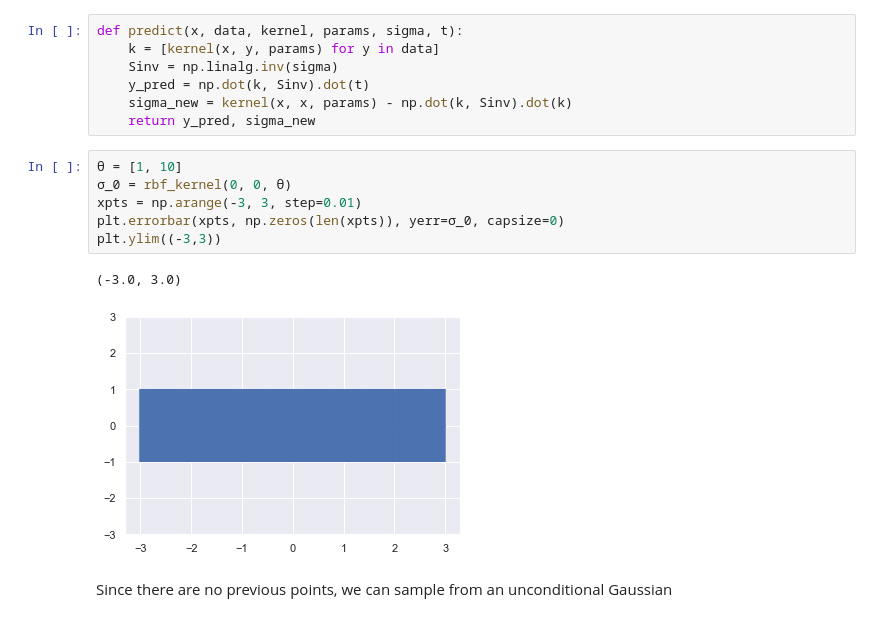
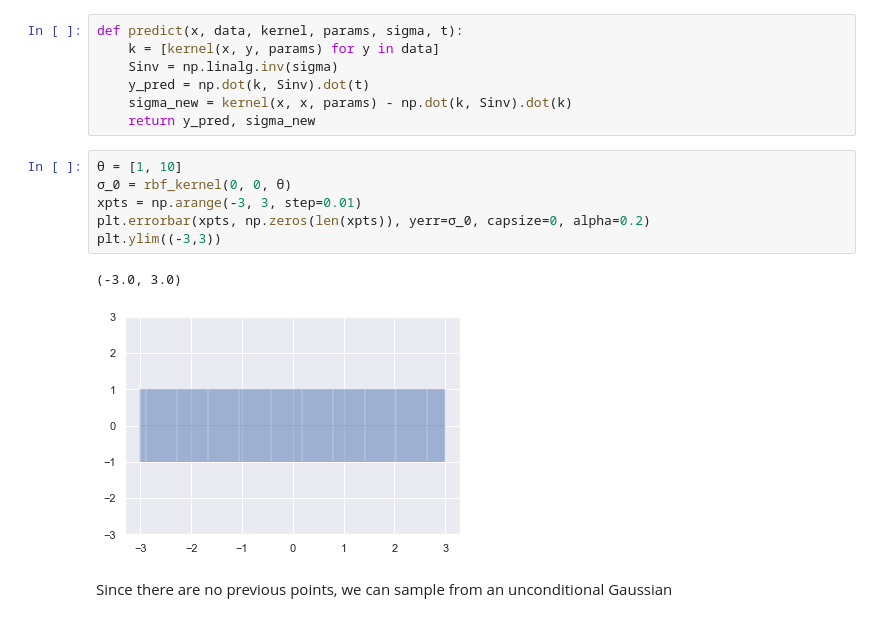
Before and after one commit to TedOiler/phd_kings, a Jupyter notebook: simple_model_implementations/gaussian_proc.ipynb, the cells around one changed output. Cells and saved outputs as stored; diff of their text form.

```diff
--- a/simple_model_implementations/gaussian_proc.ipynb
+++ b/simple_model_implementations/gaussian_proc.ipynb
@@ -29,12 +29,12 @@ def predict(x, data, kernel, params, sigma, t):
 # %%
 θ = [1, 10]
 σ_0 = rbf_kernel(0, 0, θ)
 xpts = np.arange(-3, 3, step=0.01)
-plt.errorbar(xpts, np.zeros(len(xpts)), yerr=σ_0, capsize=0)
+plt.errorbar(xpts, np.zeros(len(xpts)), yerr=σ_0, capsize=0, alpha=0.2)
 plt.ylim((-3,3))
 # %% [output]
 (-3.0, 3.0)
-[figure, old version]
+[figure, new version]
 # %% [markdown]
  Since there are no previous points, we can sample from an unconditional Gaussian
 # %%
```
Also changed, not shown: parts of 10 cells of this notebook, 10 other files.
